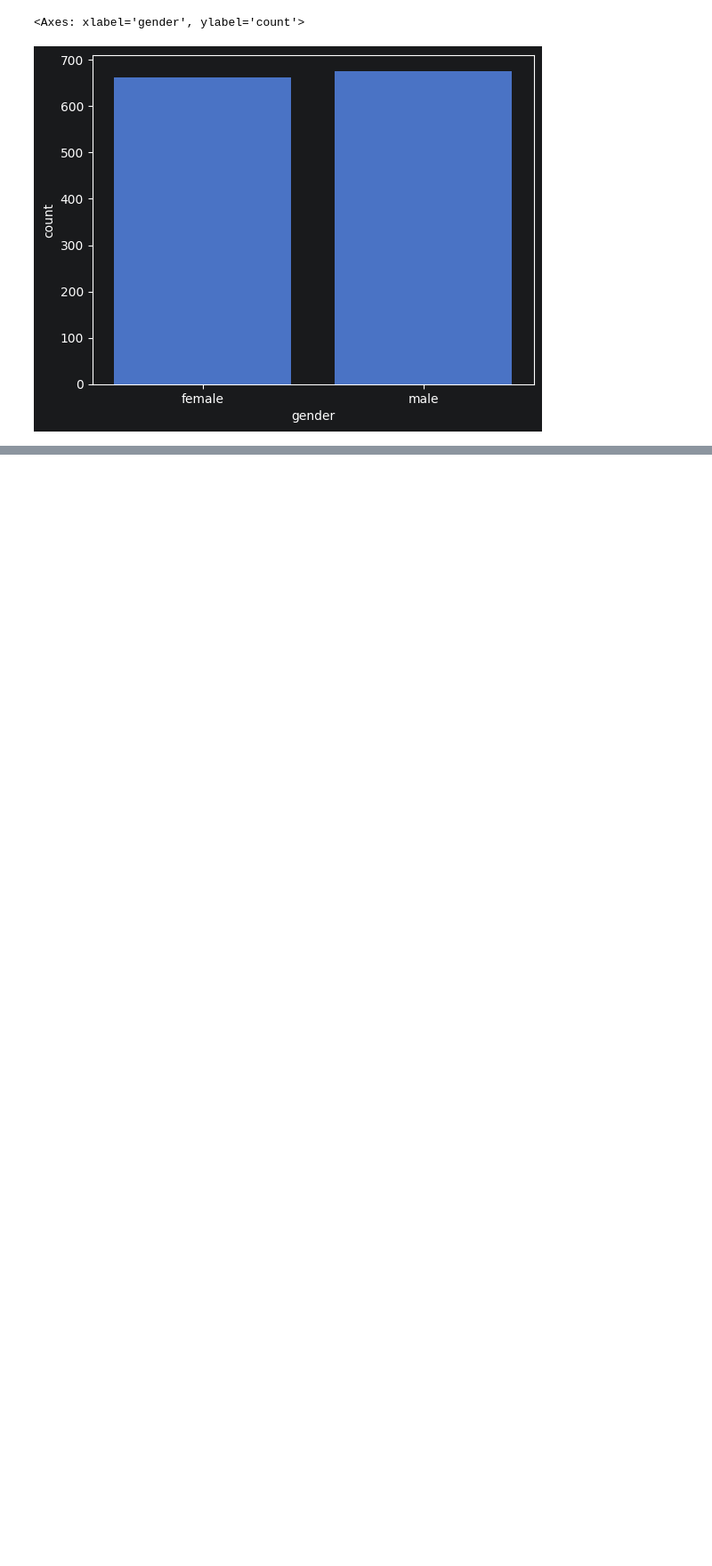
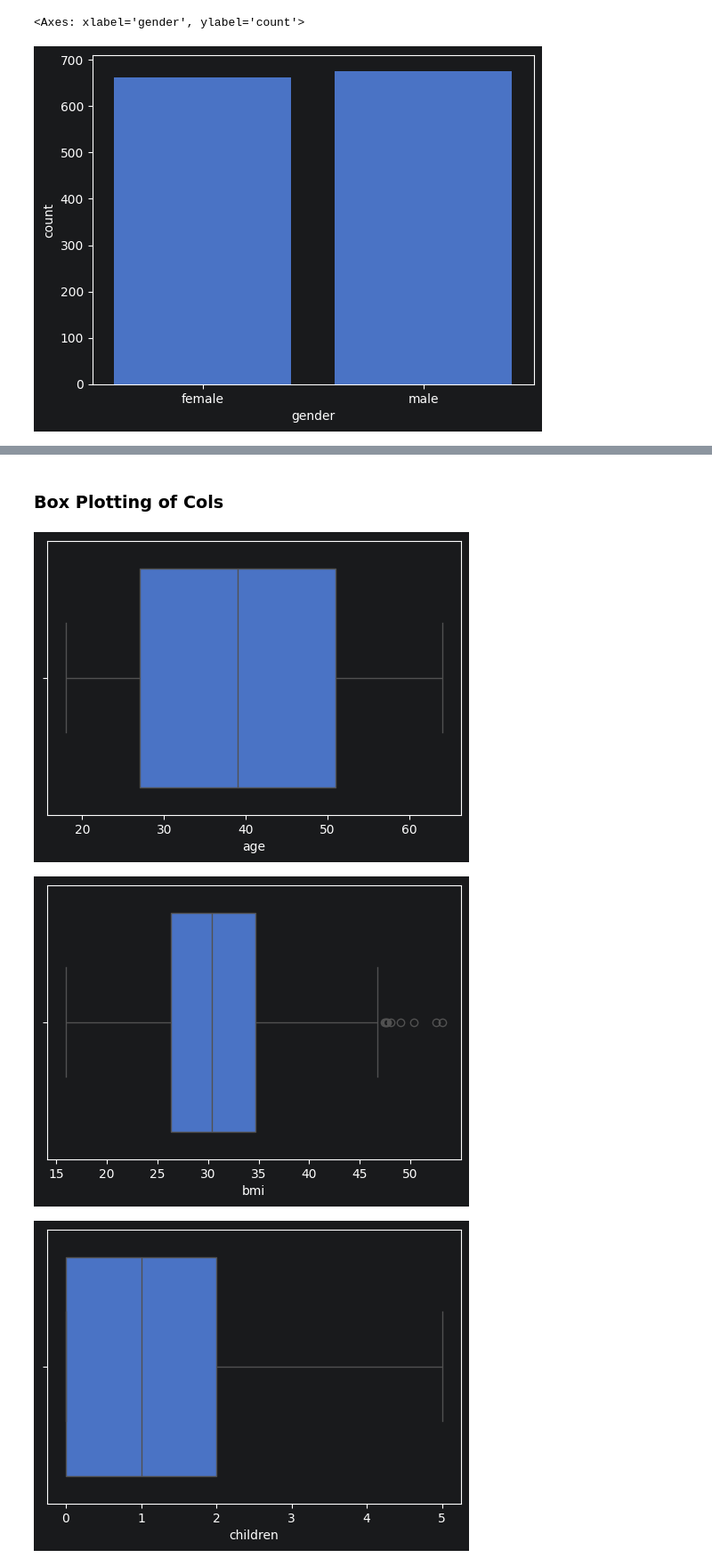
Before and after one commit to Zafar-Ashfak/Machine-Learning, a Jupyter notebook: eda.ipynb, the cells around one changed output, grey strips where cells are left out. Shown at 89% size. Drawn from its saved outputs; the diff is of its cells as text; code cells hidden in the pictures; blank space fills up the shorter version.

```diff
--- a/eda.ipynb
+++ b/eda.ipynb
@@ -123,0 +134,10 @@ sb.countplot(x = df['gender'])
+# %% [markdown]
+### Box Plotting of Cols
+# %%
+for col in numeric_cols:
+    plt.figure(figsize=(6, 4))
+    sb.boxplot(x = df[col])
+# %% [output]
+[figure, added]
+[figure, added]
+[figure, added]
```
Also changed, not shown: parts of 3 cells of this notebook.
